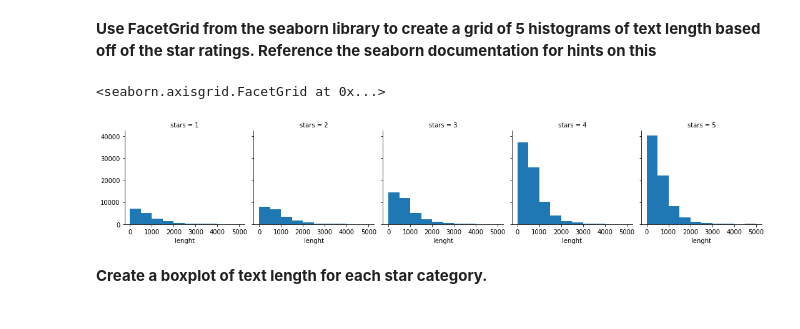
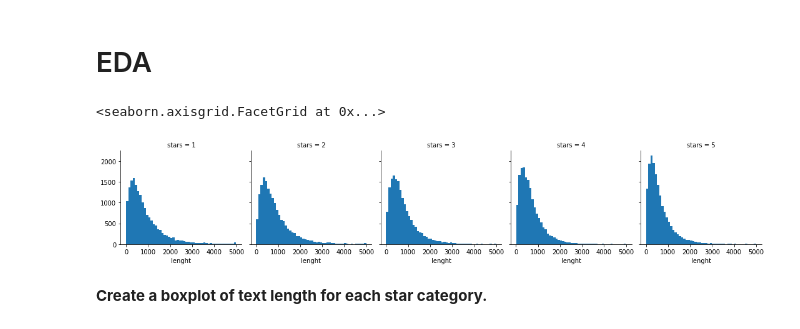
Before and after one commit to miggelucas/NLP-studies, a Jupyter notebook: NLP_Project_Udemy.ipynb, the cells around one changed output. Cells and saved outputs as stored; diff of their text form; code cells hidden in the pictures.

```diff
--- a/NLP_Project_Udemy.ipynb
+++ b/NLP_Project_Udemy.ipynb
@@ -82,0 +138,5 @@ data
+# %%
+df = pd.read_csv('yelp_short_17000.csv')
+df.drop(columns= ['Unnamed: 0'], inplace= True)
+df.dropna(inplace= True)
+df.head()
@@ -117,4 +177,4 @@ data.describe()
 # %%
-data['lenght'] = [len(x) for x in data['text']]
-data.head()
+df['lenght'] = [len(x) for x in df['text'].astype(str)]
+df
 # %% [output]
@@ -135,11 +194,11 @@ Let's explore the data
-# %% [markdown]
-**Use FacetGrid from the seaborn library to create a grid of 5 histograms of text length based off of the star ratings. Reference the seaborn documentation for hints on this**
+# %% [markdown]
+# EDA
 # %%
-g = sns.FacetGrid(data,col='stars')
-g.map(plt.hist,'lenght')
+g = sns.FacetGrid(df,col='stars')
+g.map(plt.hist,'lenght', bins= 50)
 # %% [output]
 <seaborn.axisgrid.FacetGrid at 0x...>
-[figure, old version]
+[figure, new version]
 # %% [markdown]
 **Create a boxplot of text length for each star category.**
 # %%
```
Also changed, not shown: parts of 97 cells of this notebook.
